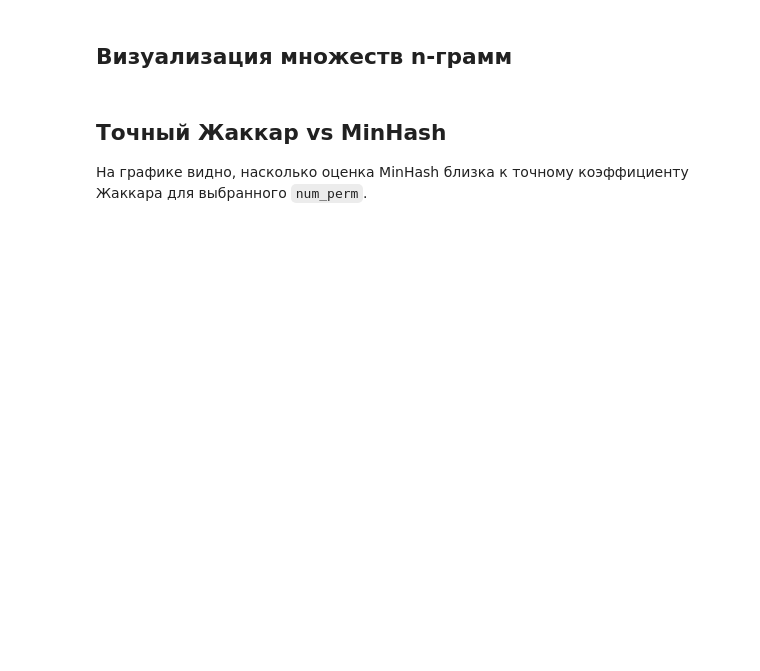
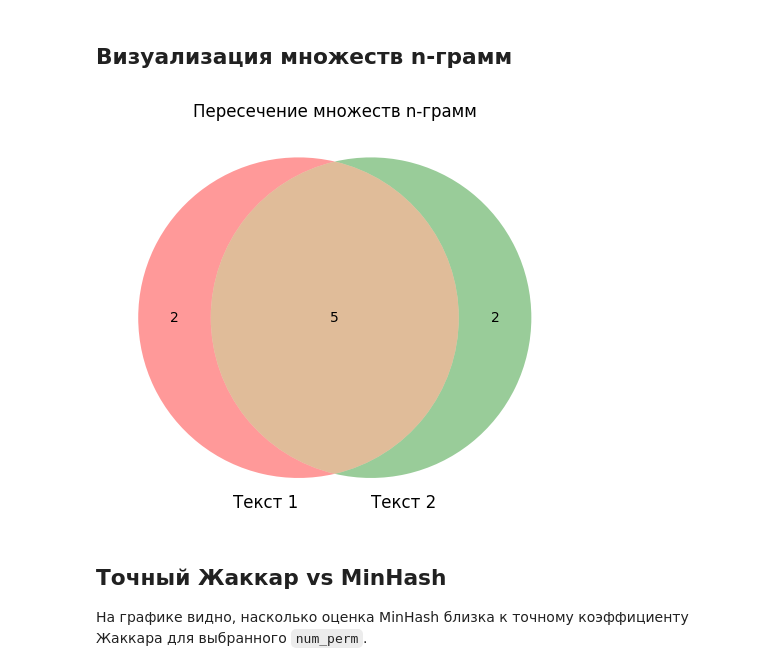
Before and after one commit to LunisLinus/machine_learning, a Jupyter notebook: lections/text_similarity/text_similarity_datasketch_visualization.ipynb, the cells around one changed output. Cells and saved outputs as stored; diff of their text form; code cells hidden in the pictures; blank space fills up the shorter version.

Commit message:
feat(text_similarity): save ipynb

```diff
--- a/lections/text_similarity/text_similarity_datasketch_visualization.ipynb
+++ b/lections/text_similarity/text_similarity_datasketch_visualization.ipynb
@@ -15,24 +11,10 @@ python3 -m pip install datasketch matplotlib matplotlib-venn
 # %%
-import sys
-from pathlib import Path
-
-import matplotlib.pyplot as plt
-
-try:
-    from matplotlib_venn import venn2
-except ImportError:
-    venn2 = None
-
-# Импорт работает и при запуске ноутбука из lections/text_similarity,
-# и при запуске Jupyter из корня репозитория.
 module_dir = Path.cwd()
 if not (module_dir / "text_similarity_datasketch.py").exists():
     module_dir = Path.cwd() / "lections" / "text_similarity"
 
 if str(module_dir) not in sys.path:
     sys.path.insert(0, str(module_dir))
-
-from text_similarity_datasketch import compare_texts, preprocess, similarity_label
 # %% [markdown]
 ## Тексты и параметры
 
@@ -74,18 +68,11 @@ print("Только текст 2:", sorted(only_text2))
 ## Визуализация множеств n-грамм
 # %%
 plt.figure(figsize=(7, 5))
-
-if venn2 is not None:
-    venn2([ngrams1, ngrams2], set_labels=("Текст 1", "Текст 2"))
-    plt.title("Пересечение множеств n-грамм")
-else:
-    labels = ["Только текст 1", "Пересечение", "Только текст 2"]
-    values = [len(only_text1), len(intersection), len(only_text2)]
-    plt.bar(labels, values, color=["#4C78A8", "#59A14F", "#F28E2B"])
-    plt.ylabel("Количество n-грамм")
-    plt.title("Состав множеств n-грамм")
-
+venn2([ngrams1, ngrams2], set_labels=("Текст 1", "Текст 2"))
+plt.title("Пересечение множеств n-грамм")
 plt.show()
+# %% [output]
+[figure, added]
 # %% [markdown]
 ## Точный Жаккар vs MinHash
 
```
Also changed, not shown: parts of 12 cells of this notebook.
